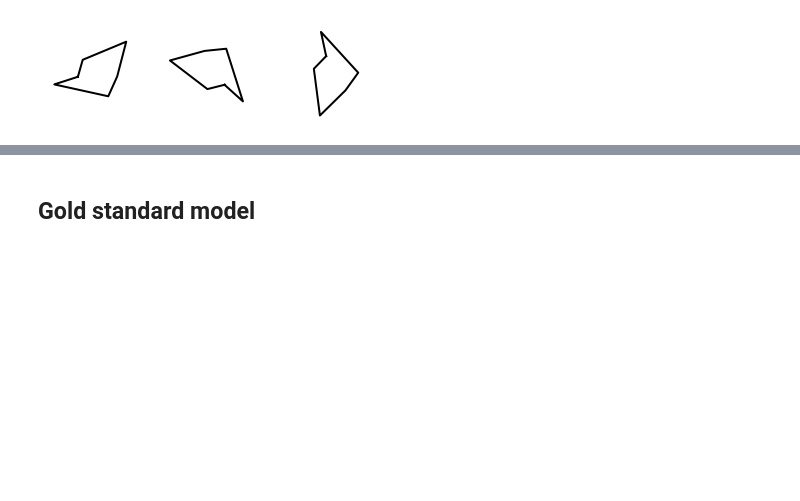
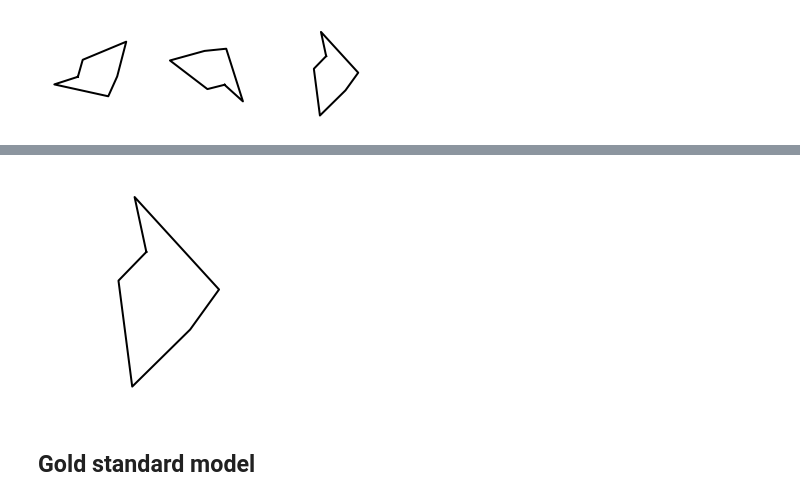
Before and after one commit to jhamrick/optimal-mental-rotation, a Jupyter notebook: analysis/model-examples.ipynb, the cells around one changed output, grey strips where cells are left out. Cells and saved outputs as stored; diff of their text form; code cells hidden in the pictures; blank space fills up the shorter version.

```diff
--- a/analysis/model-examples.ipynb
+++ b/analysis/model-examples.ipynb
@@ -66,3 +82,11 @@ Xb1.plot(ax3)
+# %%
+fig, ax = plt.subplots()
+Xb1.plot(ax)
+fig.set_figwidth(4)
+fig.set_figheight(4)
+util.save(FIG_PATH.joinpath("Xb1"), ext=["png", "pdf"], close=False)
+# %% [output]
+[figure, added]
 # %% [markdown]
 ## Gold standard model
 # %%
```
Also changed, not shown: parts of 7 cells of this notebook.
